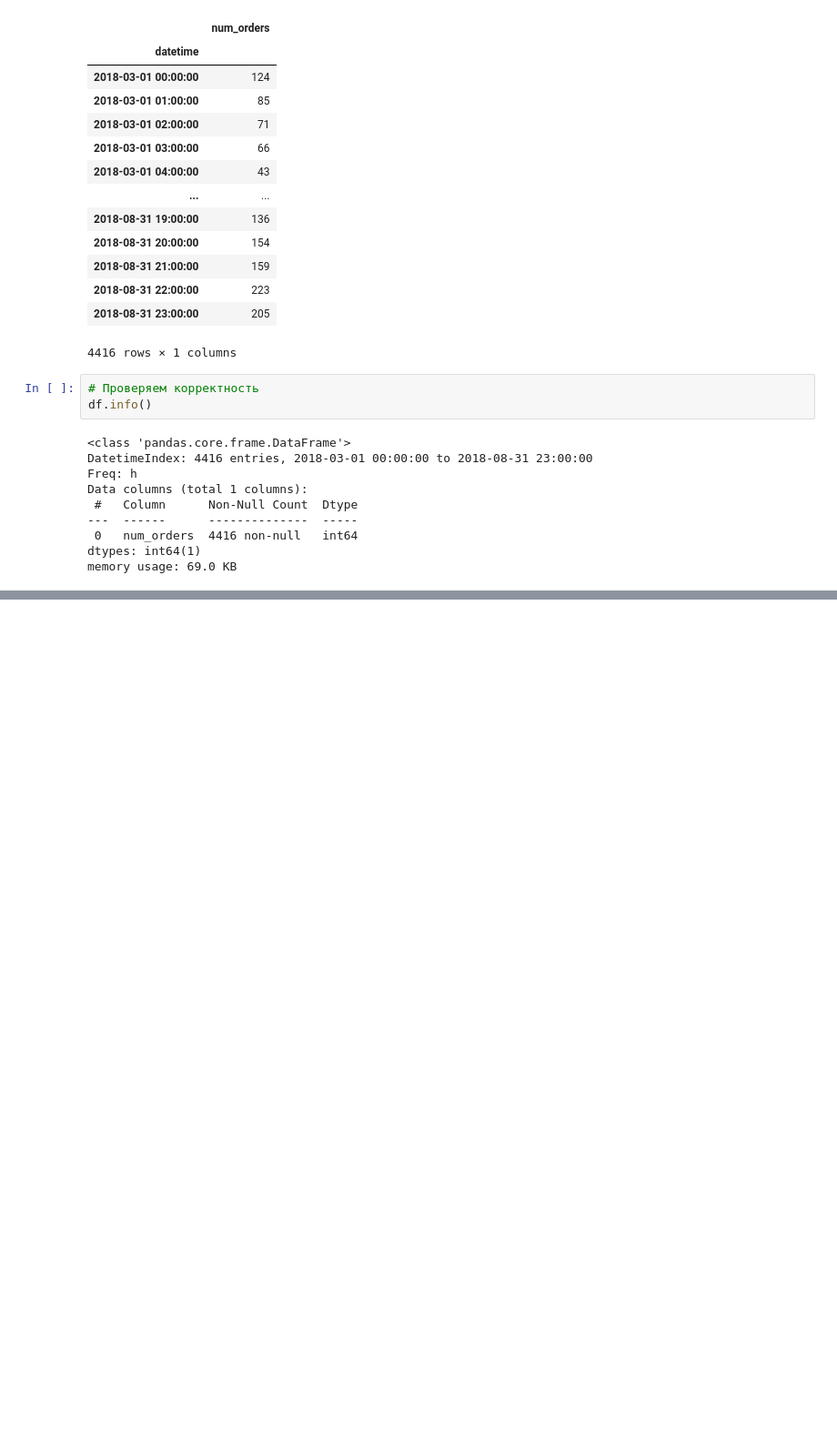
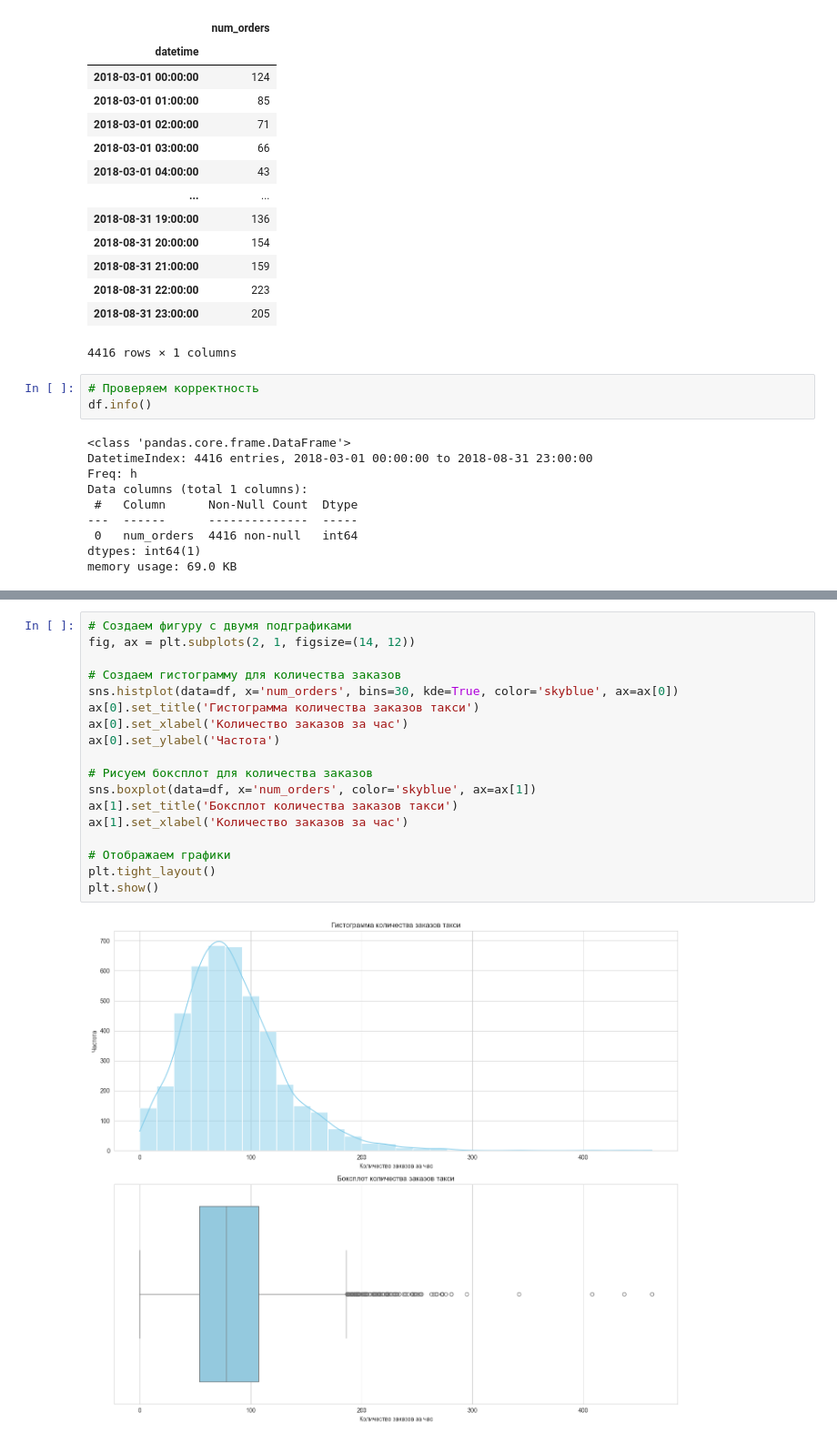
Before and after one commit to Moncervers/taxi_orders_prediction, a Jupyter notebook: project_notebook.ipynb, the cells around one changed output, grey strips where cells are left out. Shown at 91% size. Saved outputs shown, nothing was run; the diff lists cells and outputs as text; blank space fills up the shorter version.

Commit message:
Finished data analysis

```diff
--- a/project_notebook.ipynb
+++ b/project_notebook.ipynb
@@ -112,0 +125,20 @@ memory usage: 69.0 KB
+# %%
+# Создаем фигуру с двумя подграфиками
+fig, ax = plt.subplots(2, 1, figsize=(14, 12))
+
+# Создаем гистограмму для количества заказов
+sns.histplot(data=df, x='num_orders', bins=30, kde=True, color='skyblue', ax=ax[0])
+ax[0].set_title('Гистограмма количества заказов такси')
+ax[0].set_xlabel('Количество заказов за час')
+ax[0].set_ylabel('Частота')
+
+# Рисуем боксплот для количества заказов
+sns.boxplot(data=df, x='num_orders', color='skyblue', ax=ax[1])
+ax[1].set_title('Боксплот количества заказов такси')
+ax[1].set_xlabel('Количество заказов за час')
+
+# Отображаем графики
+plt.tight_layout()
+plt.show()
+# %% [output]
+[figure, added]
```
Also changed, not shown: parts of 16 cells of this notebook.
